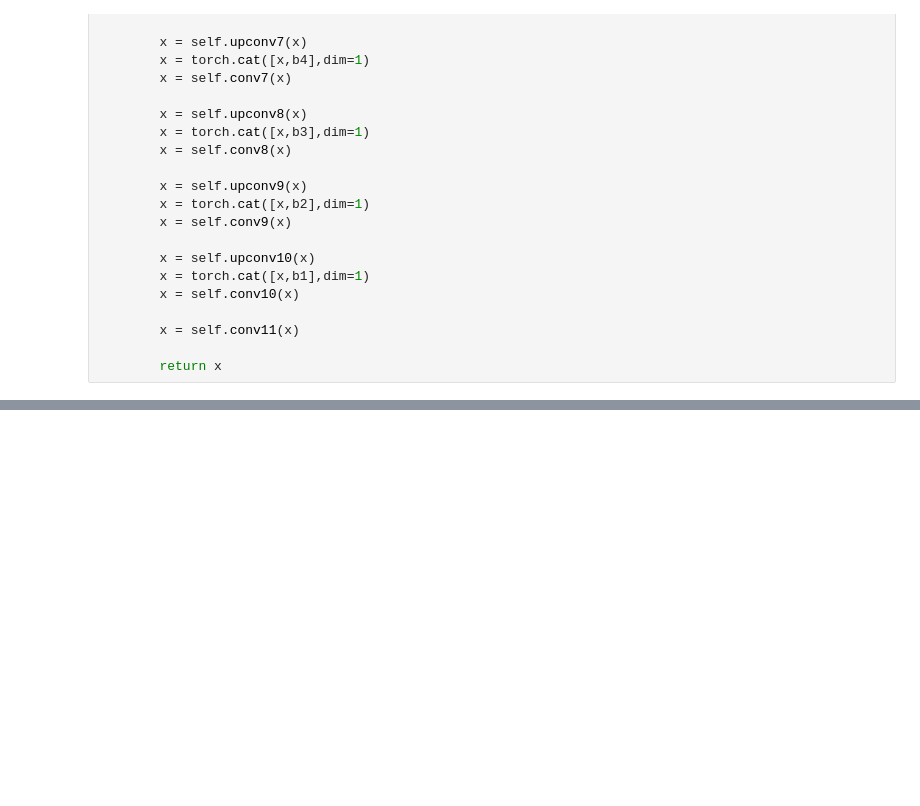
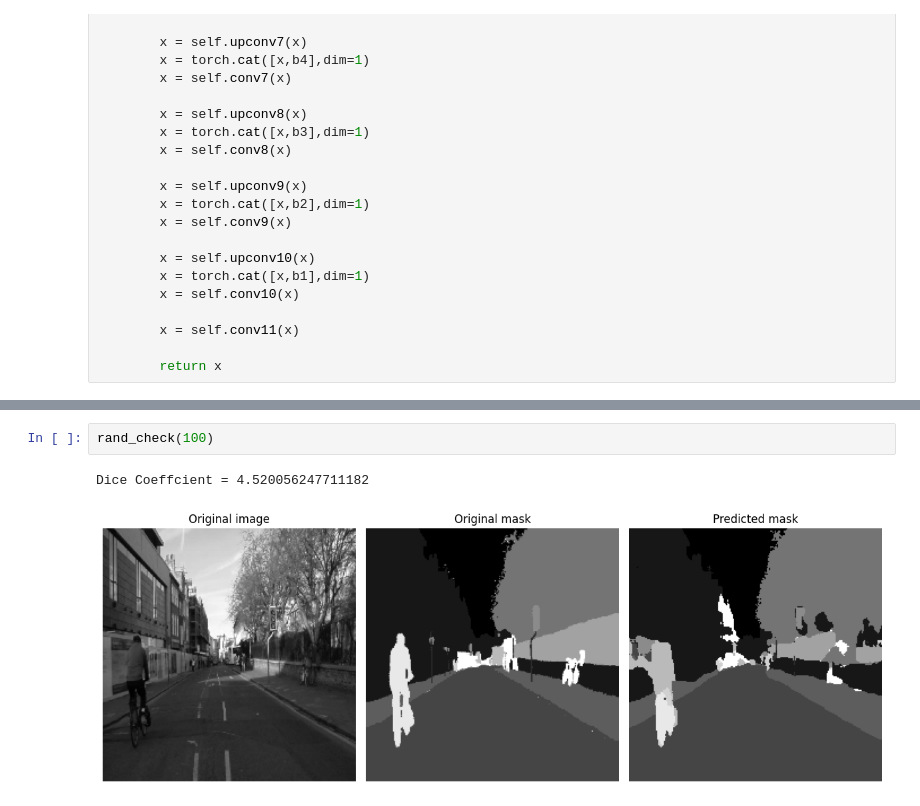
Before and after one commit to Hrithik2212/Semantic-Segmentation-of-City-Streets, a Jupyter notebook: 00_Training.ipynb, the cells around one changed output, grey strips where cells are left out. Cells and saved outputs as stored; diff of their text form; blank space fills up the shorter version.

```diff
--- a/00_Training.ipynb
+++ b/00_Training.ipynb
@@ -182,0 +266,5 @@ Estimated Total Size (MB): 939.92
+# %%
+rand_check(100)
+# %% [output]
+Dice Coeffcient = 4.520056247711182
+[figure, added]
```
Also changed, not shown: parts of 16 cells of this notebook, 2 other files.
